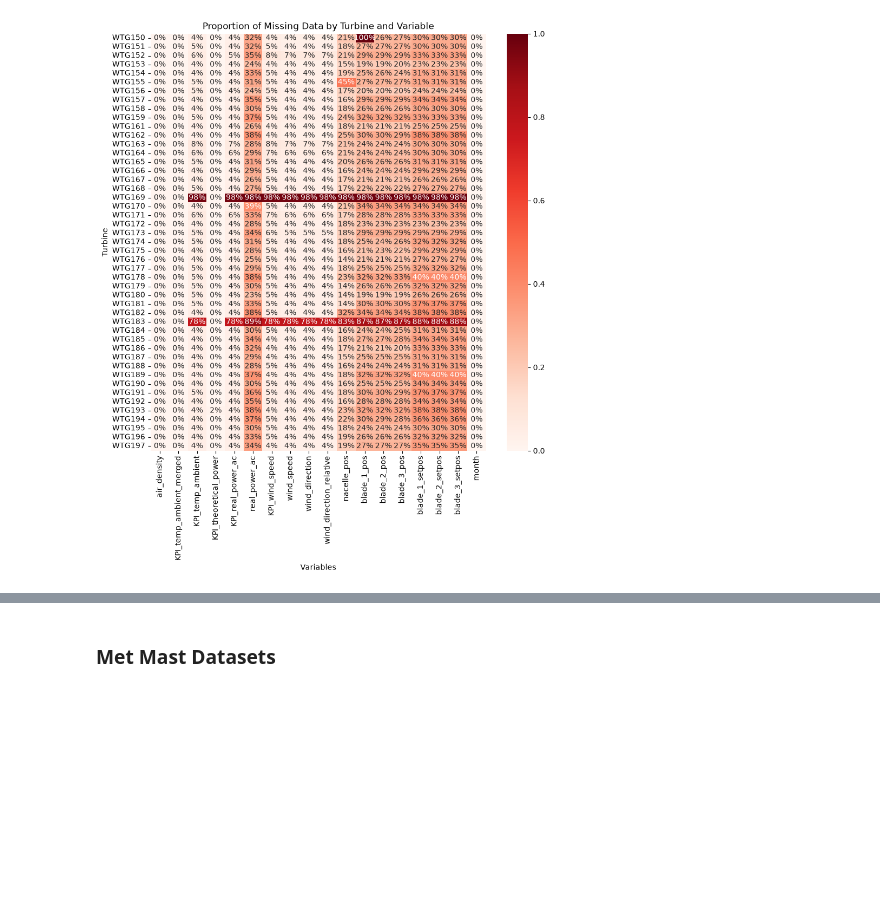
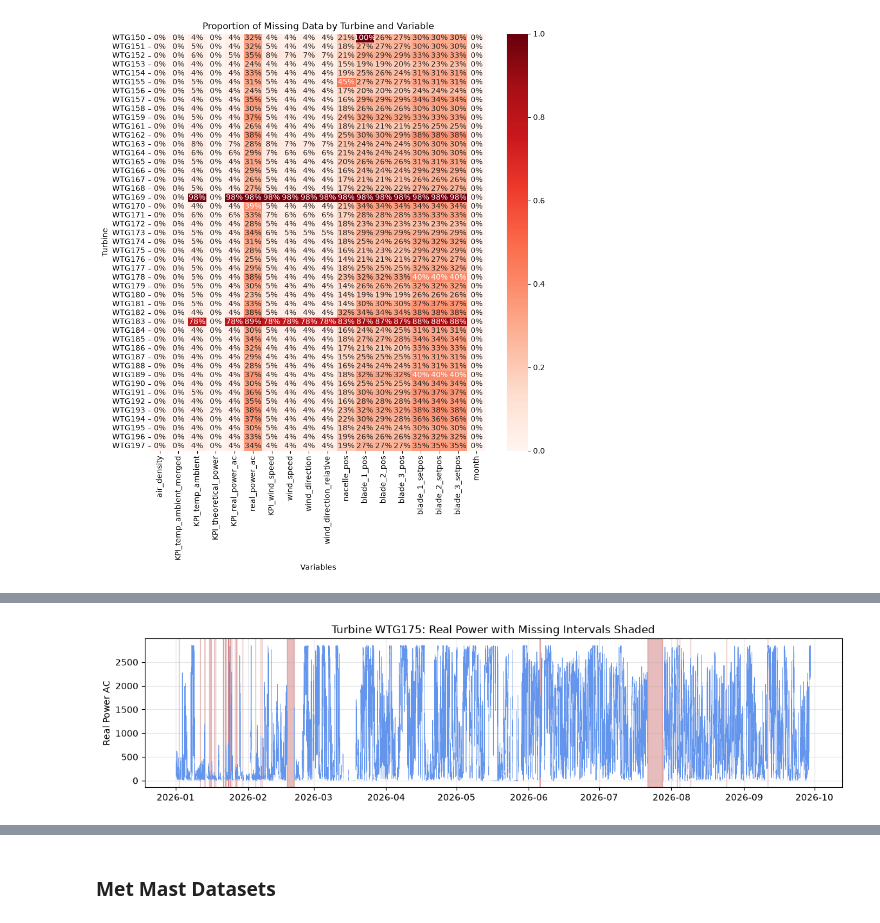
Before and after one commit to Aiden-Badalamenti3/CU-Capstone-Project, a Jupyter notebook: notebooks/carter_notebooks/data_cleaning.ipynb, the cells around one changed output, grey strips where cells are left out. Cells and saved outputs as stored; diff of their text form; code cells hidden in the pictures; blank space fills up the shorter version.

Commit message:
Power Curve Analysis

```diff
--- a/notebooks/carter_notebooks/data_cleaning.ipynb
+++ b/notebooks/carter_notebooks/data_cleaning.ipynb
@@ -326,0 +374,13 @@ plt.show()
+# %%
+df = scada[scada['turbine'] == 'WTG175'].sort_values('utc')
+
+fig, ax = plt.subplots(figsize=(14, 3))
+ax.plot(df['utc'], df['real_power_ac'], color='cornflowerblue', linewidth=0.5)
+for _, row in summary.iterrows():
+    ax.axvspan(row['start'], row['end'], color='firebrick', alpha=0.3)
+ax.set_title('Turbine WTG175: Real Power with Missing Intervals Shaded')
+ax.set_ylabel('Real Power AC')
+ax.grid(alpha=0.3)
+plt.show()
+# %% [output]
+[figure, added]
```
Also changed, not shown: parts of 7 cells of this notebook, 2 other files.
